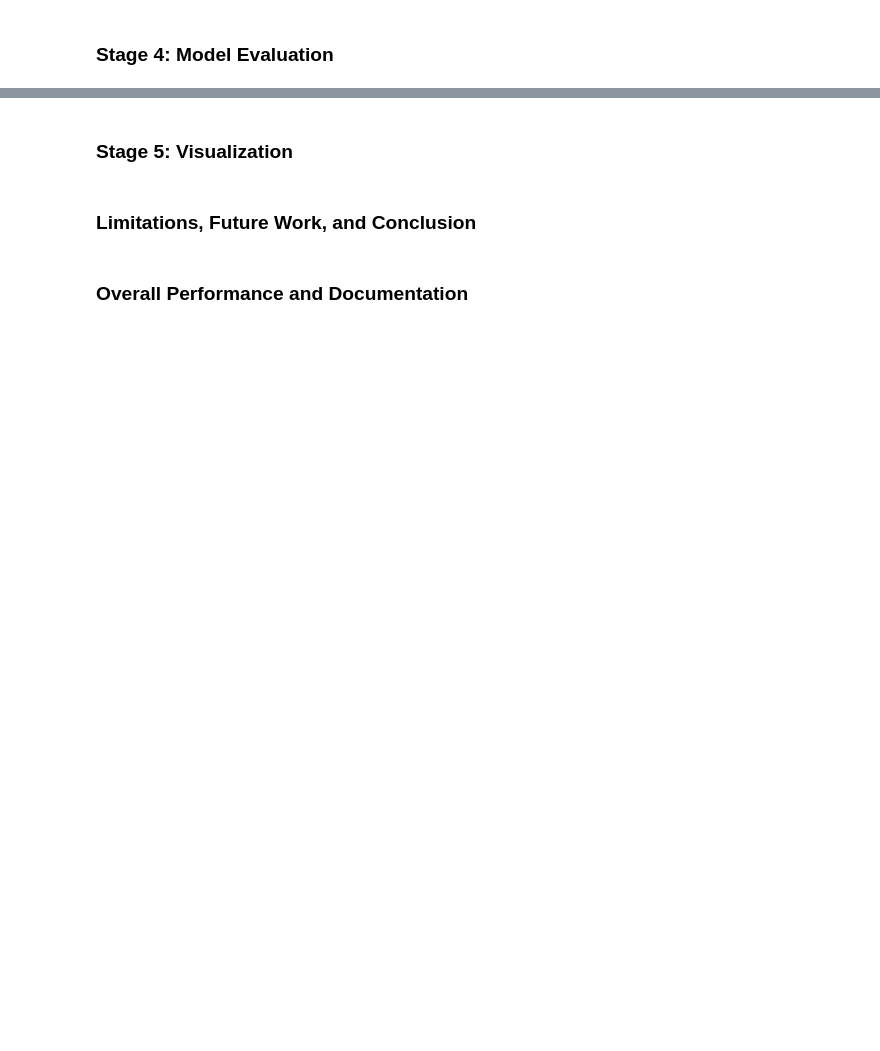
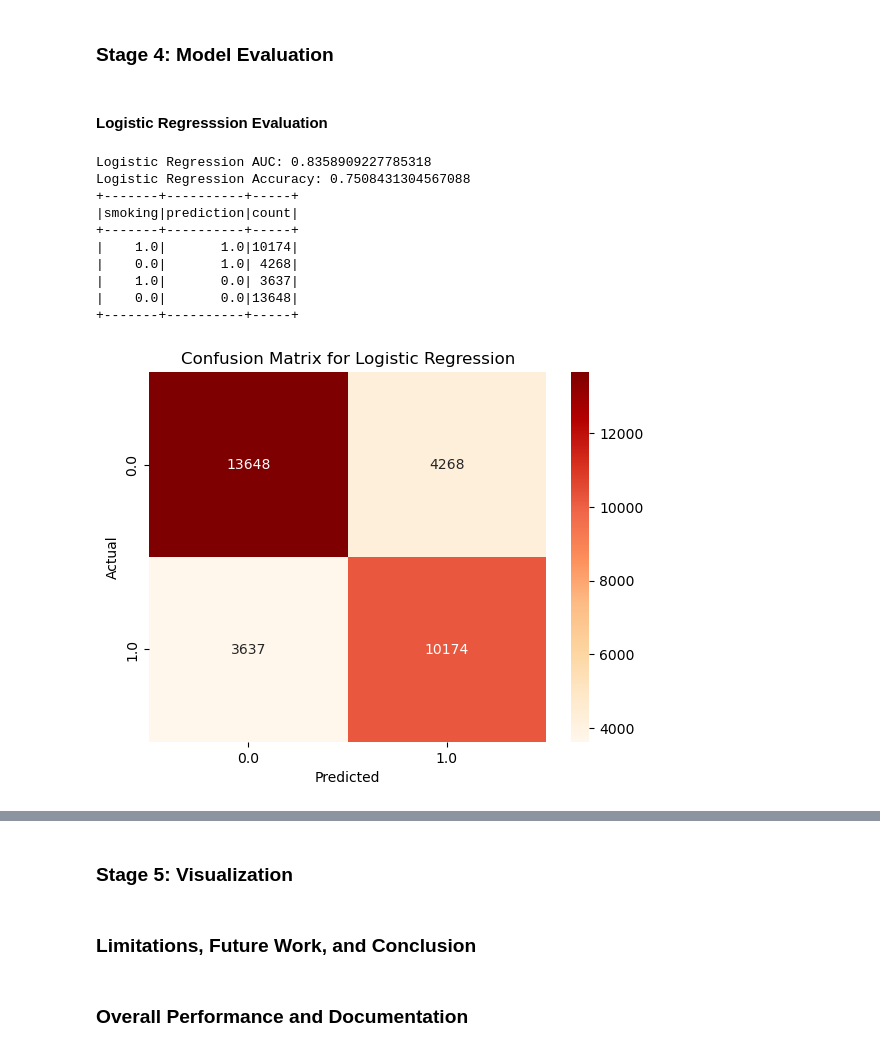
Before and after one commit to evandergraaf/M10.13-Smoker-Dataset, a Jupyter notebook: M1013 Smoker Dataset.ipynb, the cells around one changed output, grey strips where cells are left out. Drawn from its saved outputs; the diff is of its cells as text; code cells hidden in the pictures; blank space fills up the shorter version.

```diff
--- a/M1013 Smoker Dataset.ipynb
+++ b/M1013 Smoker Dataset.ipynb
@@ -180 +318,43 @@ print(f'The Best performing model: {best_model}={highest_accuracy}')
 ### Stage 4: Model Evaluation
+# %% [markdown]
+#### Logistic Regresssion Evaluation
+# %%
+###Evaluate Logistic Regression
+
+##Binary Classification Evaluator for AUC
+evaluator = BinaryClassificationEvaluator(labelCol="smoking", metricName="areaUnderROC")
+lr_auc = evaluator.evaluate(lr_predictions)
+print(f"Logistic Regression AUC: {lr_auc}")
+
+##Multiclass Classification Evaluator for accuracy
+multiclass_evaluator = MulticlassClassificationEvaluator(labelCol="smoking", predictionCol="prediction", metricName="accuracy")
+lr_accuracy = multiclass_evaluator.evaluate(lr_predictions)
+print(f"Logistic Regression Accuracy: {lr_accuracy}")
+
+##Confusion Matrix
+lr_predictions.groupBy("smoking", "prediction").count().show()
+
+##Visualize the Confusion Matrix
+
+##Convert predictions to Pandas DataFrame
+lr_pandas_predictions = lr_predictions.select("smoking", "prediction").toPandas()
+
+##Create a confusion matrix
+confusion_matrix = pd.crosstab(lr_pandas_predictions["smoking"], lr_pandas_predictions["prediction"], rownames=["Actual"], colnames=["Predicted"])
+
+##Plot the confusion matrix
+sns.heatmap(confusion_matrix, annot=True, fmt="d", cmap="OrRd")
+plt.title("Confusion Matrix for Logistic Regression")
+plt.show()
+# %% [output]
+Logistic Regression AUC: 0.8358909227785318
+Logistic Regression Accuracy: 0.7508431304567088
++-------+----------+-----+
+|smoking|prediction|count|
++-------+----------+-----+
+|    1.0|       1.0|10174|
+|    0.0|       1.0| 4268|
+|    1.0|       0.0| 3637|
+|    0.0|       0.0|13648|
++-------+----------+-----+
+[figure, added]
```
Also changed, not shown: parts of 17 cells of this notebook.
